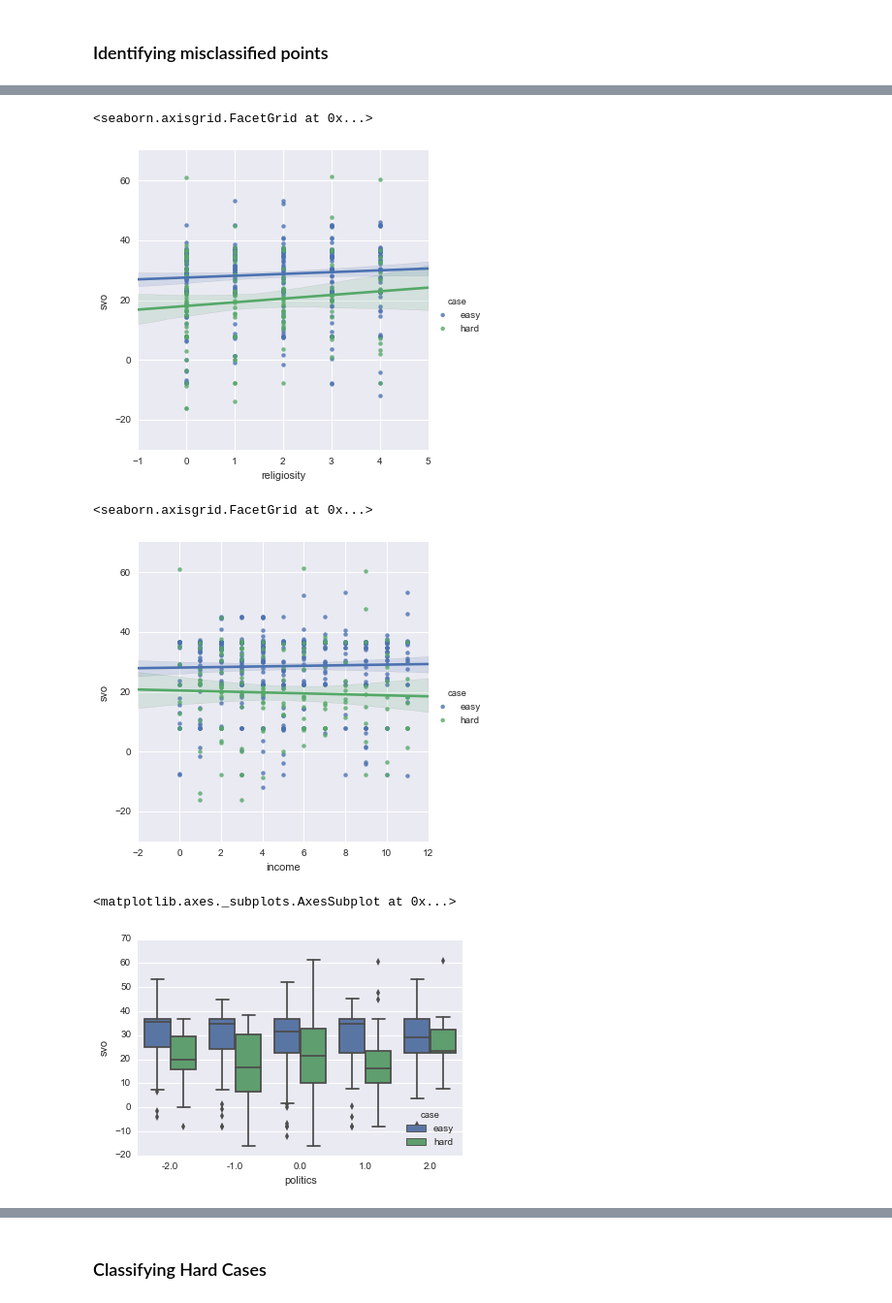
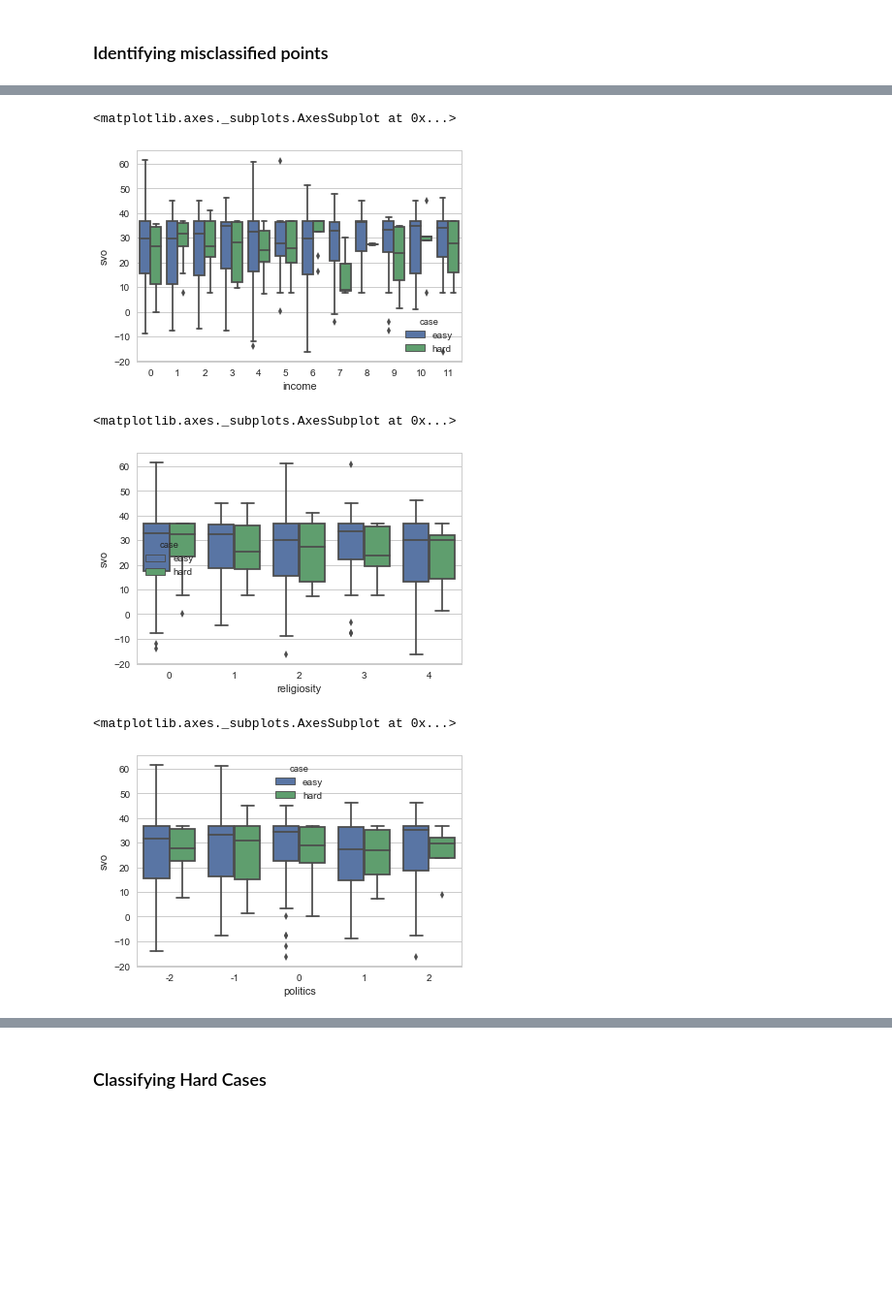
Before and after one commit to pdarche/thesis, a Jupyter notebook: notebooks/Modeling.ipynb, the cells around one changed output, grey strips where cells are left out. Shown: that part at 97% size. Drawn from its saved outputs; the diff is of its cells as text; code cells hidden in the pictures; blank space fills up the shorter version.

```diff
--- a/notebooks/Modeling.ipynb
+++ b/notebooks/Modeling.ipynb
@@ -755,0 +792,2 @@ plt.plot(sizes, scores)
+# %%
+plot_learning_curve(gb_clf, "Random Forest Regresion Learning Curve", X, y_ps)
@@ -764,2 +805,2 @@ X.shape
 # %%
-X_train, X_test, y_train, y_test = train_test_split(X, y_type, test_size=.25)
+X_train, X_test, y_train, y_test = train_test_split(X, y_ps, test_size=.25)
@@ -826,7 +888,7 @@ gb_clf = GradientBoostingClassifier(n_estimators=300)
 svc_clf = SVC(C=10, kernel='linear')
 knn_clf = KNeighborsClassifier(n_neighbors=5)
 # %%
-clf = knn_clf
+clf = rf_clf
 # %%
 min_count = 0
 runs = []
@@ -835,18 +897,18 @@ rdf = None
 while min_count <= 30:
     # Create placeholder vector
     run = np.full((1,X.shape[0],), np.nan)
-    X_train, X_test, y_train, y_test = train_test_split(X, y_type, test_size=.25)
-    # tet on the entire data set
+    X_train, X_test, y_train, y_test = train_test_split(X, y_ps, test_size=.25)
+    # test on the entire data set
     clf.fit(X_train, y_train)
-    ## make predictions with the classifier
+    # make predictions with the classifier
     y_pred = clf.predict(X_test)
-    ## check if they're correct or incorrect
+    # check if they're correct or incorrect
     misclassified = ~np.equal(y_pred, y_test)
-#     print(pd.Series(misclassified).value_counts())
+    min_count += 1
     # for each data point in the test set, if it's misclassified set the it's it's datapoint
     # misclassified
     for dix, vix in enumerate(X_test.index):
-        run[0][vix] = 1 if misclassified[dix] else 0
+        run[0][vix] = 1 if misclassified.iloc[dix] else 0
     runs.append(run[0])
     rdf = pd.DataFrame(runs)
     min_count = np.min(rdf.count())
@@ -921,15 +989,15 @@ sns.lmplot(x='x', y='y', hue='case',
+# %%
+sns.boxplot(x='income', y='svo', data=svo, hue='case')
+# %% [output]
+<matplotlib.axes._subplots.AxesSubplot at 0x...>
+[figure, added]
 # %%
-sns.lmplot(x='religiosity', y='svo', data=svo[svo.age < 100], hue='case')
+sns.boxplot(x='religiosity', y='svo', data=svo, hue='case')
 # %% [output]
-<seaborn.axisgrid.FacetGrid at 0x...>
+<matplotlib.axes._subplots.AxesSubplot at 0x...>
-[figure, old version]
+[figure, new version]
 # %%
-sns.lmplot(x='income', y='svo', data=svo[svo.age < 100], hue='case')
+sns.boxplot(x='politics', y='svo', data=svo, hue='case')
 # %% [output]
-<seaborn.axisgrid.FacetGrid at 0x...>
+<matplotlib.axes._subplots.AxesSubplot at 0x...>
-[figure, old version]
+[figure, new version]
-# %%
-sns.boxplot(x='politics', y='svo', data=svo[svo.age < 100], hue='case')
-# %% [output]
-<matplotlib.axes._subplots.AxesSubplot at 0x...>
-[figure, removed]
```
Also changed, not shown: parts of 122 cells of this notebook, 3 other files.
